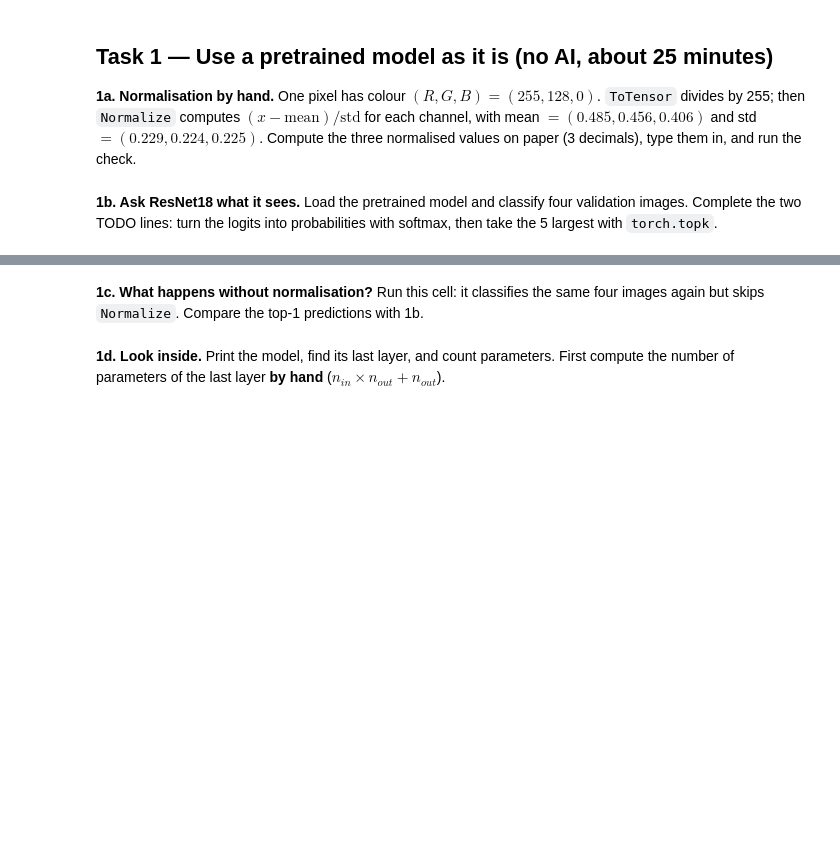
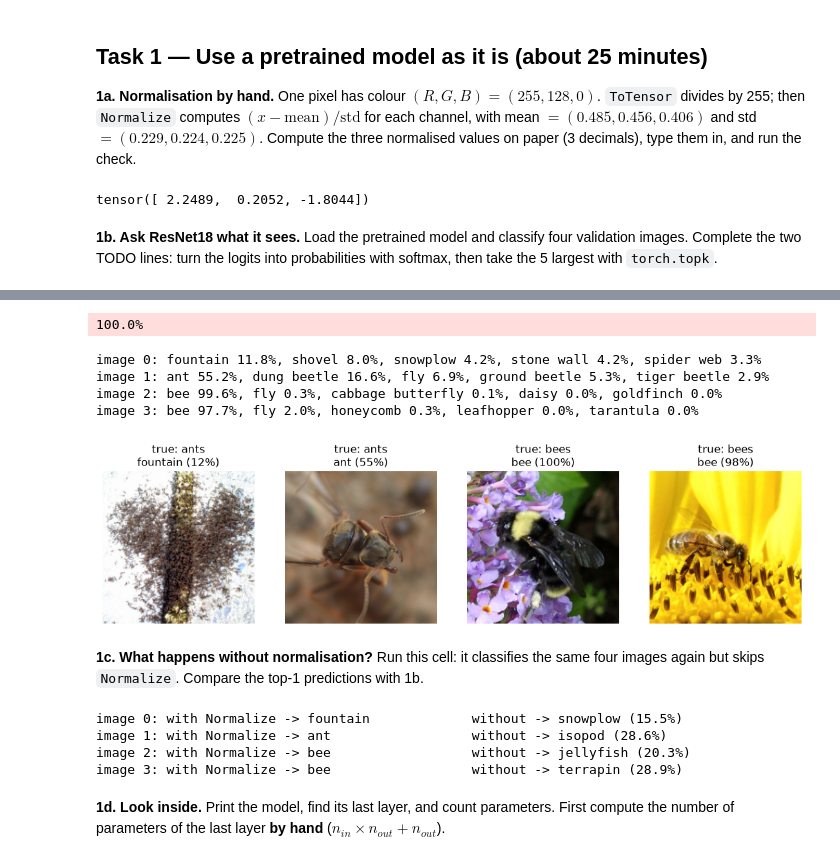
Before and after one commit to nursoulqxw/Deep_Learning_Course, a Jupyter notebook: week6/CSCI1409_Week06_Homework_4266.ipynb, the cells around one changed output, grey strips where cells are left out. Cells and saved outputs as stored; diff of their text form; code cells hidden in the pictures; blank space fills up the shorter version.

```diff
--- a/week6/CSCI1409_Week06_Homework_4266.ipynb
+++ b/week6/CSCI1409_Week06_Homework_4266.ipynb
@@ -57,15 +60,17 @@ plt.show()
 # %% [markdown]
-## Task 1 — Use a pretrained model as it is (no AI, about 25 minutes)
+## Task 1 — Use a pretrained model as it is (about 25 minutes)
 
 **1a. Normalisation by hand.** One pixel has colour $(R, G, B) = (255, 128, 0)$. `ToTensor` divides by 255; then `Normalize` computes $(x - \text{mean}) / \text{std}$ for each channel, with mean $= (0.485, 0.456, 0.406)$ and std $= (0.229, 0.224, 0.225)$. Compute the three normalised values on paper (3 decimals), type them in, and run the check.
 # %%
 # TODO: your three hand-computed values
-hand_normalized = torch.tensor([0.0, 0.0, 0.0])
+hand_normalized = torch.tensor([2.249, 0.205, -1.804])
 
 pixel = torch.tensor([255., 128., 0.]).view(3, 1, 1) / 255     # one pixel as a (3, 1, 1) image
 torch_normalized = T.Normalize(mean, std)(pixel).flatten()
 print(torch_normalized)
 assert torch.allclose(hand_normalized, torch_normalized, atol=1e-2)
+# %% [output]
+tensor([ 2.2489,  0.2052, -1.8044])
 # %% [markdown]
 **1b. Ask ResNet18 what it sees.** Load the pretrained model and classify four validation images. Complete the two TODO lines: turn the logits into probabilities with softmax, then take the 5 largest with `torch.topk`.
 # %%
@@ -77,8 +82,8 @@ batch = torch.stack([val_set[i][0] for i in idx])  # shape (4, 3, 224, 224)
 with torch.no_grad():
     logits = model(batch)                      # shape (4, 1000): one score per ImageNet class
 
-probs = None                                   # TODO: softmax over the 1000 classes (which dim?)
-top_probs, top_idx = None, None                # TODO: the 5 largest probabilities and their class indices
+probs = F.softmax(logits, dim=1)
+top_probs, top_idx = probs.topk(5, dim=1)            # TODO: the 5 largest probabilities and their class indices
 assert torch.allclose(probs.sum(dim=1), torch.ones(4)) and top_idx.shape == (4, 5)
 
 fig, axes = plt.subplots(1, 4, figsize=(14, 3.5))
@@ -87,3 +92,4 @@ for k, (ax, i) in enumerate(zip(axes, idx)):
     ax.set_title(f"true: {val_set.classes[val_set[i][1]]}\n{categories[top_idx[k, 0]]} ({top_probs[k, 0]:.0%})")
     print(f"image {k}:", ", ".join(f"{categories[c]} {p:.1%}" for p, c in zip(top_probs[k], top_idx[k])))
 plt.show()
+# %% [output]
@@ -90,3 +97,9 @@ plt.show()
+100.0%
+image 0: fountain 11.8%, shovel 8.0%, snowplow 4.2%, stone wall 4.2%, spider web 3.3%
+image 1: ant 55.2%, dung beetle 16.6%, fly 6.9%, ground beetle 5.3%, tiger beetle 2.9%
+image 2: bee 99.6%, fly 0.3%, cabbage butterfly 0.1%, daisy 0.0%, goldfinch 0.0%
+image 3: bee 97.7%, fly 2.0%, honeycomb 0.3%, leafhopper 0.0%, tarantula 0.0%
+[figure, added]
 # %% [markdown]
 **1c. What happens without normalisation?** Run this cell: it classifies the same four images again but skips `Normalize`. Compare the top-1 predictions with 1b.
 # %%
@@ -97,6 +110,11 @@ with torch.no_grad():
 for k in range(4):
     p, c = raw_probs[k].max(dim=0)
     print(f"image {k}: with Normalize -> {categories[logits[k].argmax()]:20s} without -> {categories[c]} ({p:.1%})")
+# %% [output]
+image 0: with Normalize -> fountain             without -> snowplow (15.5%)
+image 1: with Normalize -> ant                  without -> isopod (28.6%)
+image 2: with Normalize -> bee                  without -> jellyfish (20.3%)
+image 3: with Normalize -> bee                  without -> terrapin (28.9%)
 # %% [markdown]
 **1d. Look inside.** Print the model, find its last layer, and count parameters. First compute the number of parameters of the last layer **by hand** ($n_{in} \times n_{out} + n_{out}$).
 # %%
```
Also changed, not shown: parts of 16 cells of this notebook, 32 other files.
